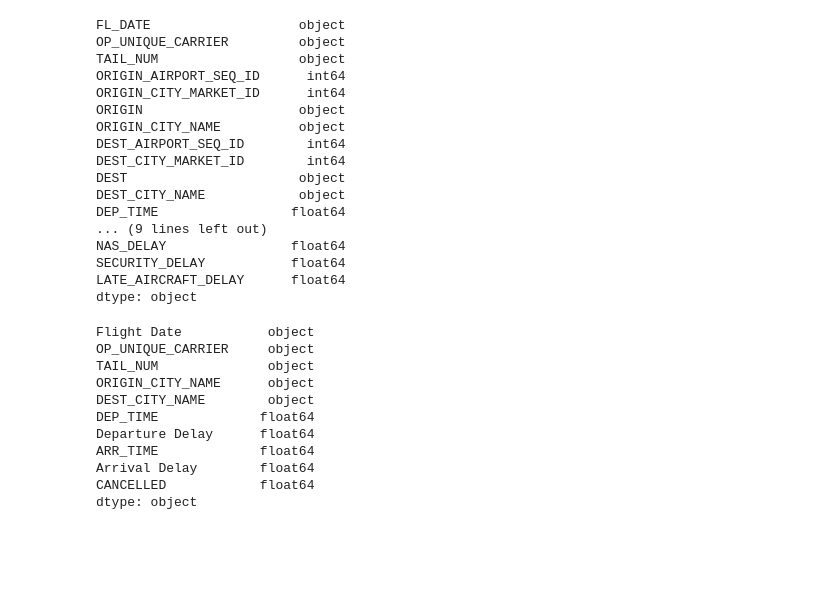
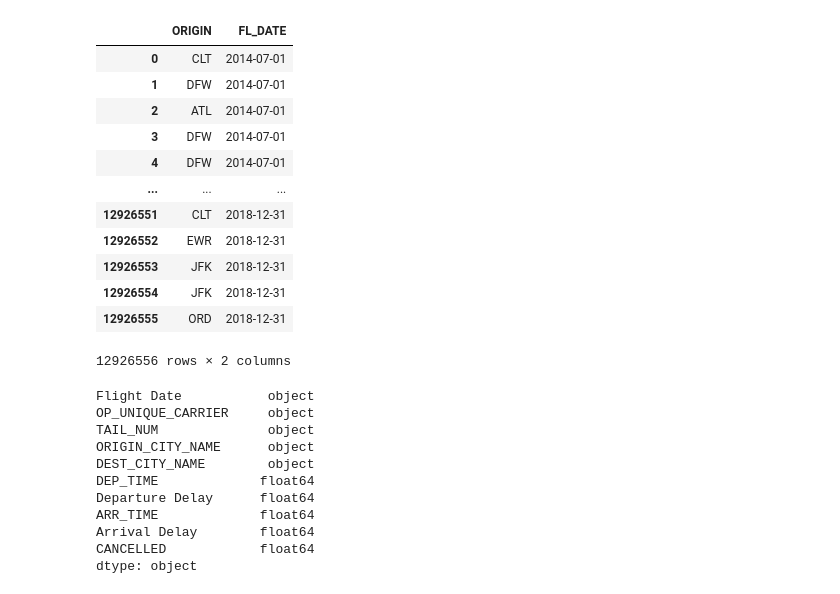
Before and after one commit to UofC601L02G7/UofC601L02_Project, a Jupyter notebook: notebooks/Untitled (1).ipynb, the cells around one changed output. Cells and saved outputs as stored; diff of their text form; code cells hidden in the pictures; blank space fills up the shorter version.

```diff
--- a/notebooks/Untitled (1).ipynb
+++ b/notebooks/Untitled (1).ipynb
@@ -12,32 +12,28 @@ chunk_iter = pd.read_csv(
     dtype = {"CANCELLATION_CODE": str}
 )
 for chunk in tqdm(chunk_iter):
-    df_list.append(chunk)
+    df_list.append(chunk.loc[:, ['ORIGIN', "FL_DATE"]])
 df = pd.concat(df_list)
 df.head()
 
 chunk = df
 del df
 # %%
-chunk.dtypes
+chunk
 # %% [output]
+|  | ORIGIN | FL_DATE |
+| 0 | CLT | 2014-07-01 |
+| 1 | DFW | 2014-07-01 |
+| 2 | ATL | 2014-07-01 |
+| 3 | DFW | 2014-07-01 |
+| 4 | DFW | 2014-07-01 |
+| ... | ... | ... |
+| 12926551 | CLT | 2018-12-31 |
+| 12926552 | EWR | 2018-12-31 |
+| 12926553 | JFK | 2018-12-31 |
+| 12926554 | JFK | 2018-12-31 |
+| 12926555 | ORD | 2018-12-31 |
-FL_DATE                   object
-OP_UNIQUE_CARRIER         object
-TAIL_NUM                  object
-ORIGIN_AIRPORT_SEQ_ID      int64
-ORIGIN_CITY_MARKET_ID      int64
-ORIGIN                    object
-ORIGIN_CITY_NAME          object
-DEST_AIRPORT_SEQ_ID        int64
-DEST_CITY_MARKET_ID        int64
-DEST                      object
-DEST_CITY_NAME            object
-DEP_TIME                 float64
-... (9 lines left out)
-NAS_DELAY                float64
-SECURITY_DELAY           float64
-LATE_AIRCRAFT_DELAY      float64
-dtype: object
+12926556 rows × 2 columns
 # %%
 #flight_data = chunk[["FL_DATE", "OP_UNIQUE_CARRIER", "TAIL_NUM", "ORIGIN_CITY_NAME", "DEST_CITY_NAME", "DEP_TIME", "DEP_DELAY", "ARR_TIME", "ARR_DELAY", "CANCELLED"]]
 #flight_data
```
Also changed, not shown: parts of 1 cell of this notebook, 1 other file.
